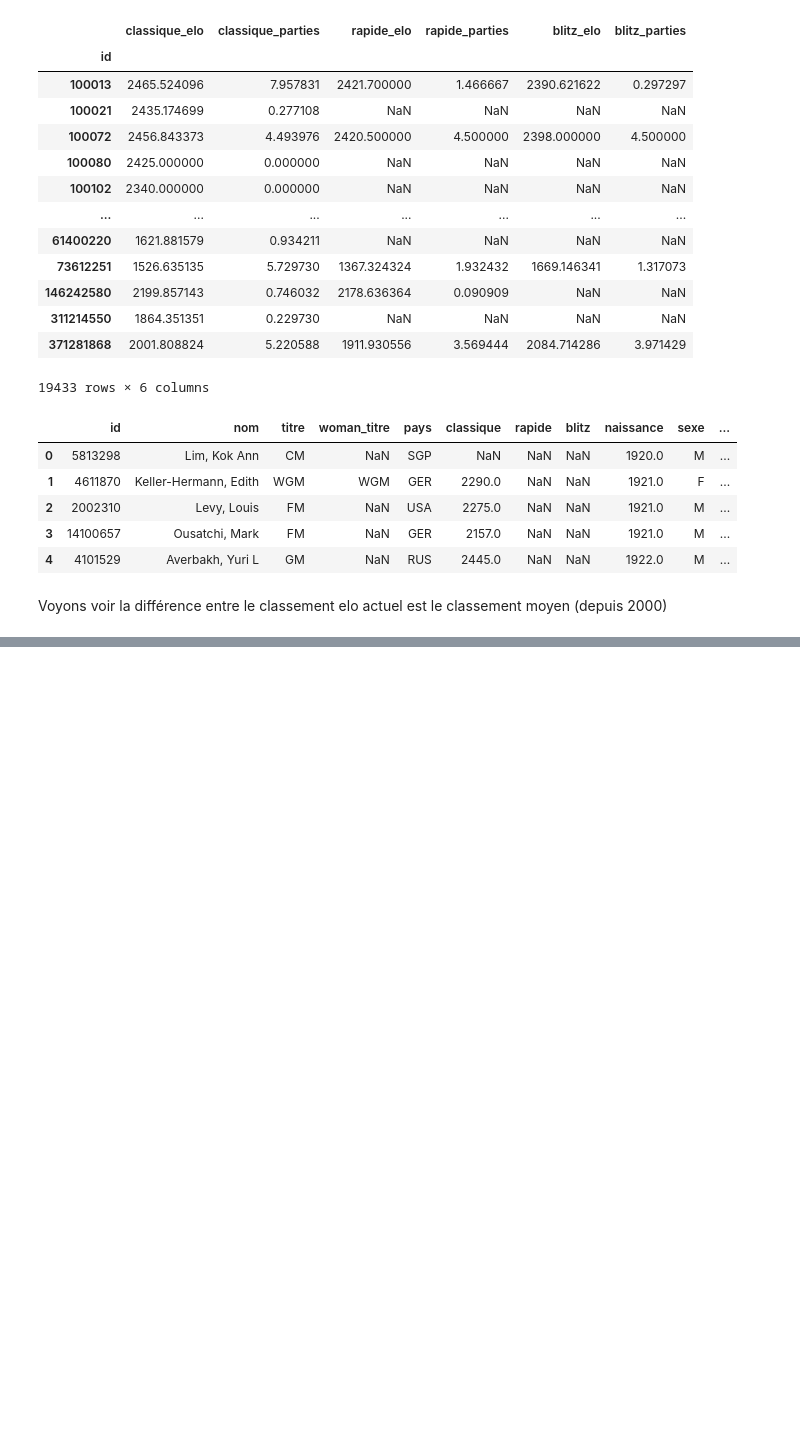
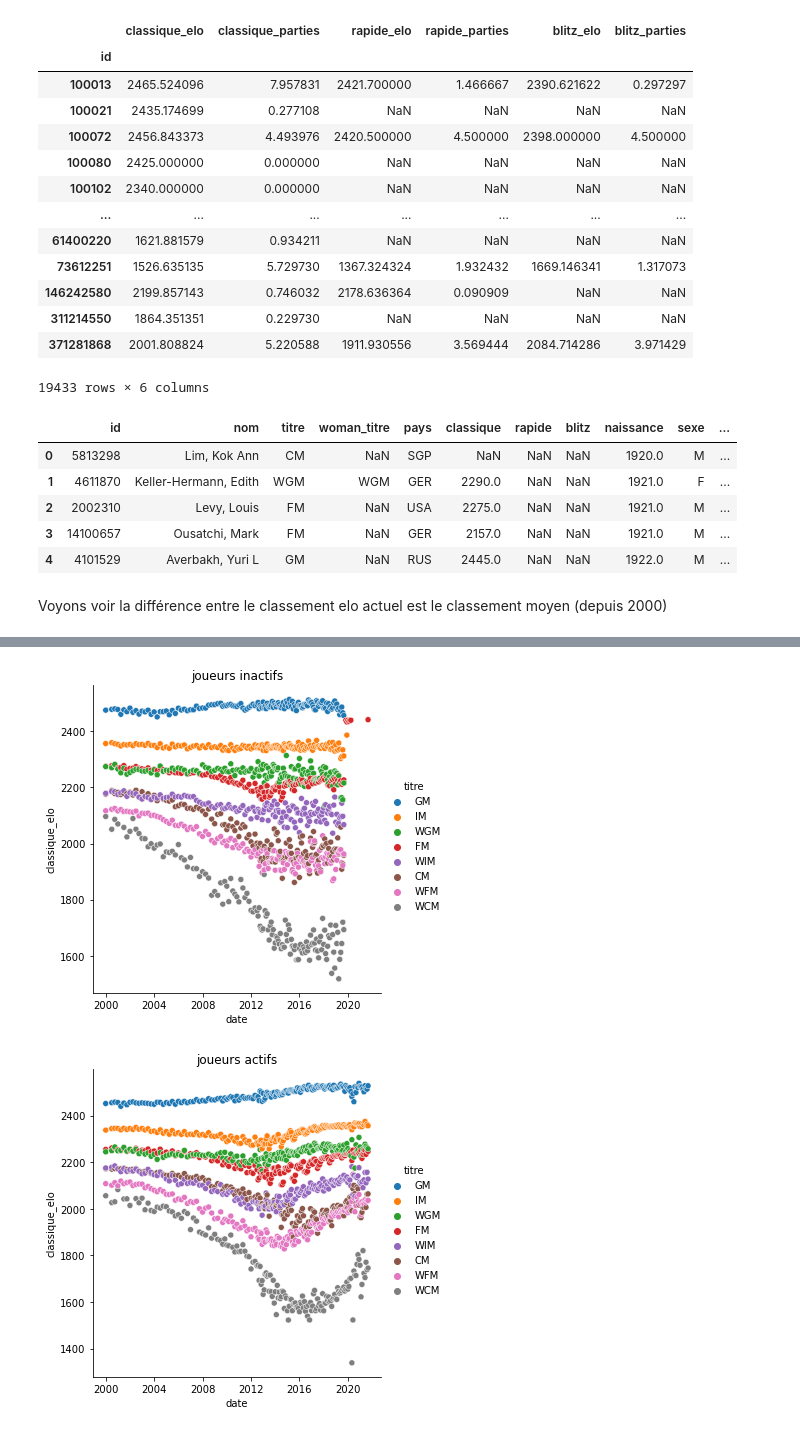
Before and after one commit to vinthara/chess, a Jupyter notebook: data_eda2.ipynb, the cells around one changed output, grey strips where cells are left out. Drawn from its saved outputs; the diff is of its cells as text; code cells hidden in the pictures; blank space fills up the shorter version.

Commit message:
more graphs plotted

```diff
--- a/data_eda2.ipynb
+++ b/data_eda2.ipynb
@@ -57,0 +76,2 @@ Voyons voir la différence entre le classement elo actuel est le classement moye
+# %%
+test = df_rating.dropna(subset=['classique_parties'])[df_rating.dropna(subset=['classique_parties'])['classique_parties'] != 0]
@@ -57,0 +87,2 @@ Voyons voir la différence entre le classement elo actuel est le classement moye
+# %%
+test2 = test.merge(df_players[['id','titre','pays','naissance','sexe','actif']], how='left', on='id')
@@ -57,0 +191,19 @@ Voyons voir la différence entre le classement elo actuel est le classement moye
+# %%
+hue_order = ['GM', 'IM', 'WGM', 'FM', 'WIM', 'CM', 'WFM', 'WCM']
+test3 = test2.groupby(['date','actif', 'titre'],as_index=False).mean()[['date','titre','actif','classique_elo','classique_parties']]
+sns.relplot(data=test3[test3['actif']==0],
+           x='date',
+           y="classique_elo",
+           hue="titre",
+           hue_order=hue_order)
+plt.title('joueurs inactifs')
+sns.relplot(data=test3[test3['actif']==1],
+           x='date',
+           y="classique_elo",
+           hue="titre",
+           hue_order=hue_order)
+plt.title('joueurs actifs')
+plt.show()
+# %% [output]
+[figure, added]
+[figure, added]
```
Also changed, not shown: parts of 28 cells of this notebook.
